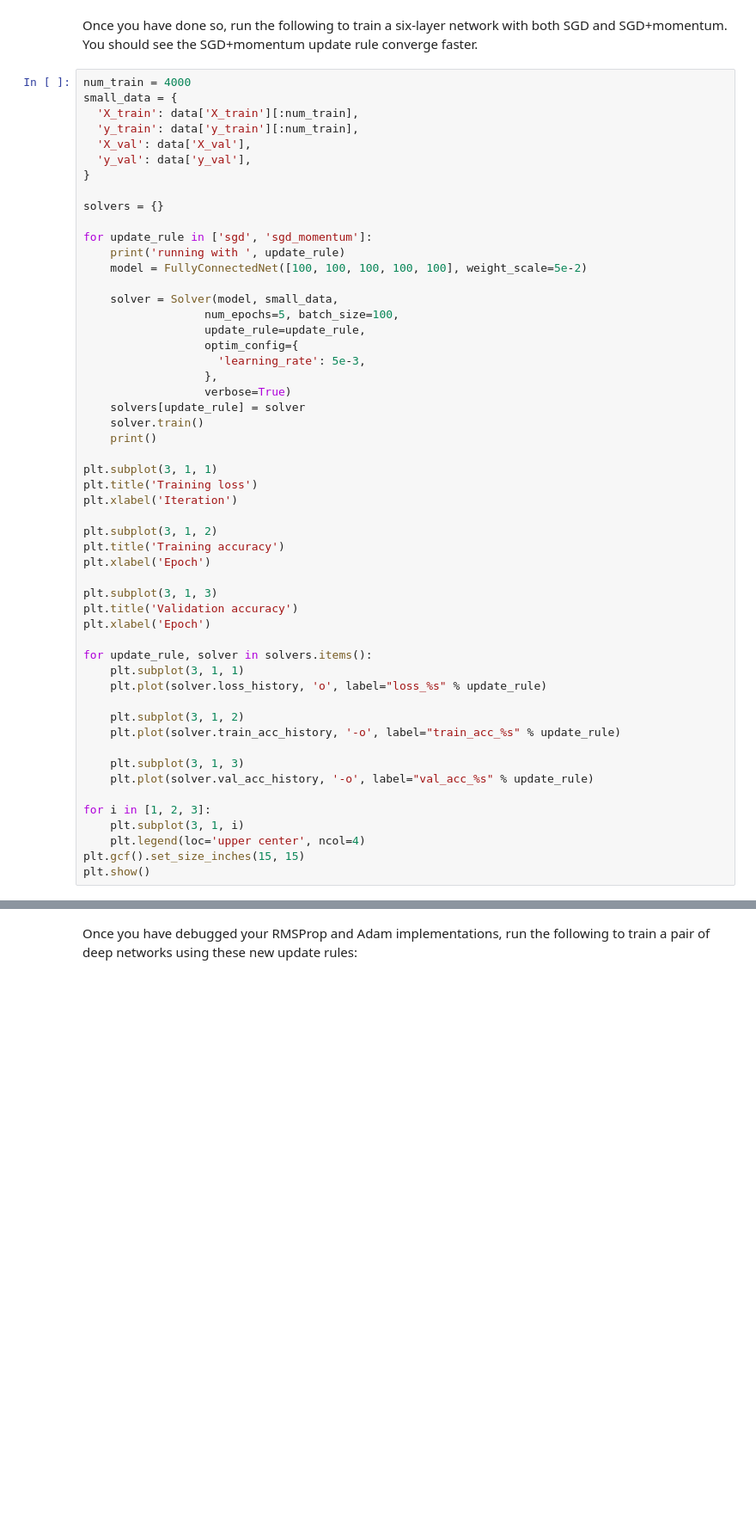
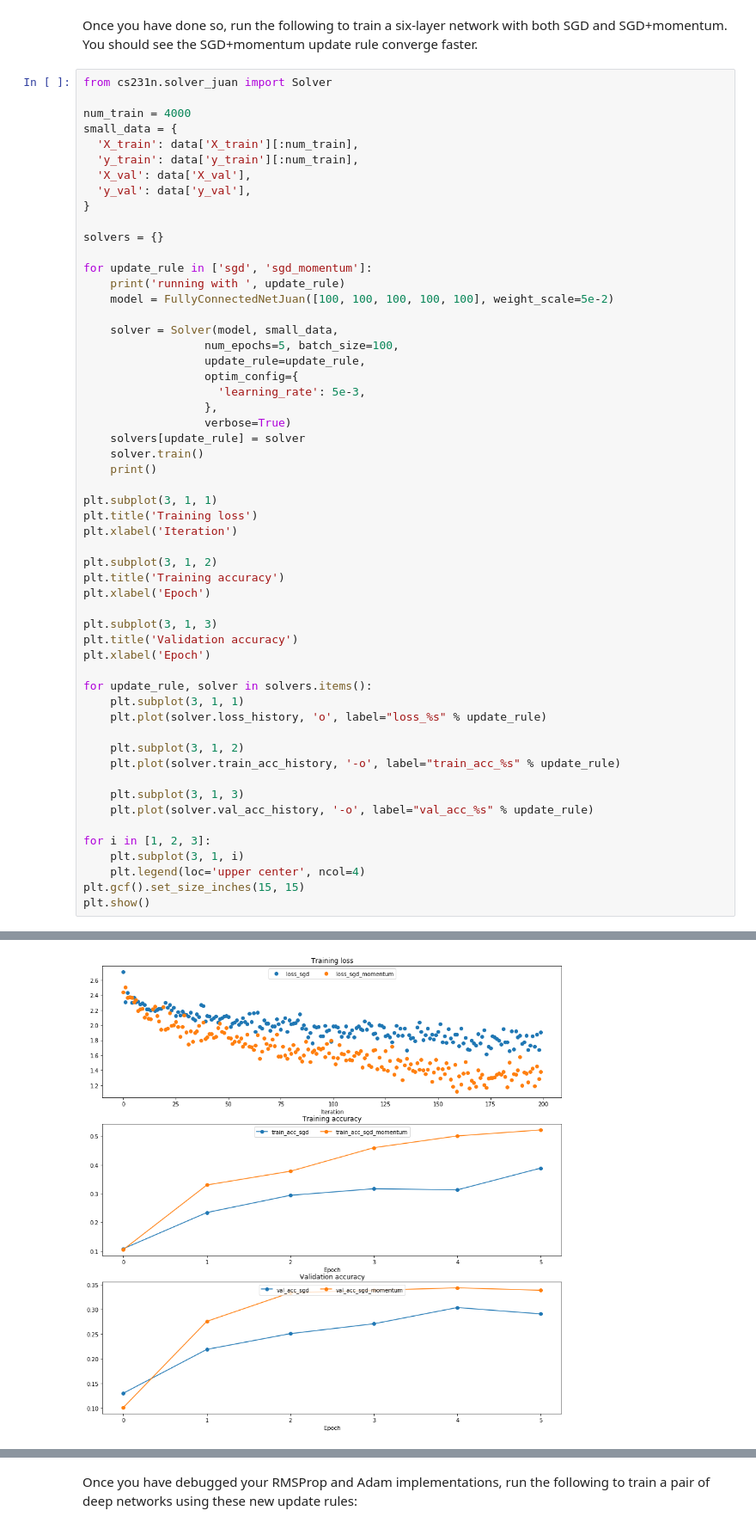
Before and after one commit to juanfpinzon/CS231n-self-paced, a Jupyter notebook: assignment2/FullyConnectedNets_juan.ipynb, the cells around one changed output, grey strips where cells are left out. Shown at 86% size. Drawn from its saved outputs; the diff is of its cells as text; blank space fills up the shorter version.

```diff
--- a/assignment2/FullyConnectedNets_juan.ipynb
+++ b/assignment2/FullyConnectedNets_juan.ipynb
@@ -507,6 +589,8 @@ print('velocity error: ', rel_error(expected_velocity, config['velocity']))
 # %% [markdown]
 Once you have done so, run the following to train a six-layer network with both SGD and SGD+momentum. You should see the SGD+momentum update rule converge faster.
 # %%
+from cs231n.solver_juan import Solver
+
 num_train = 4000
 small_data = {
   'X_train': data['X_train'][:num_train],
@@ -519,7 +603,7 @@ solvers = {}
 
 for update_rule in ['sgd', 'sgd_momentum']:
     print('running with ', update_rule)
-    model = FullyConnectedNet([100, 100, 100, 100, 100], weight_scale=5e-2)
+    model = FullyConnectedNetJuan([100, 100, 100, 100, 100], weight_scale=5e-2)
 
     solver = Solver(model, small_data,
                   num_epochs=5, batch_size=100,
@@ -559,3 +643,4 @@ for i in [1, 2, 3]:
     plt.legend(loc='upper center', ncol=4)
 plt.gcf().set_size_inches(15, 15)
 plt.show()
+# %% [output]
@@ -562,3 +664,4 @@ plt.show()
+[figure, added]
 # %% [markdown]
 # RMSProp and Adam
 RMSProp [1] and Adam [2] are update rules that set per-parameter learning rates by using a running average of the second moments of gradients.
```
Also changed, not shown: parts of 14 cells of this notebook, 3 other files.
